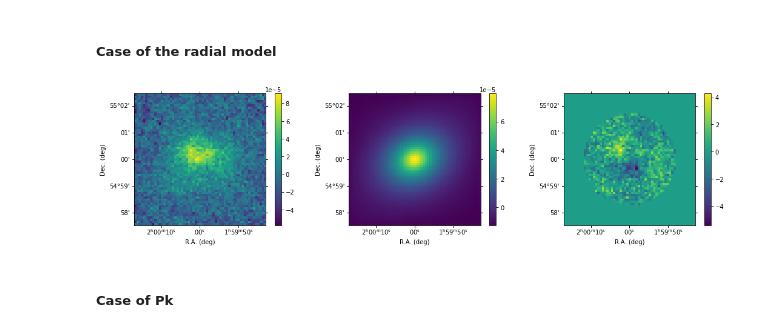
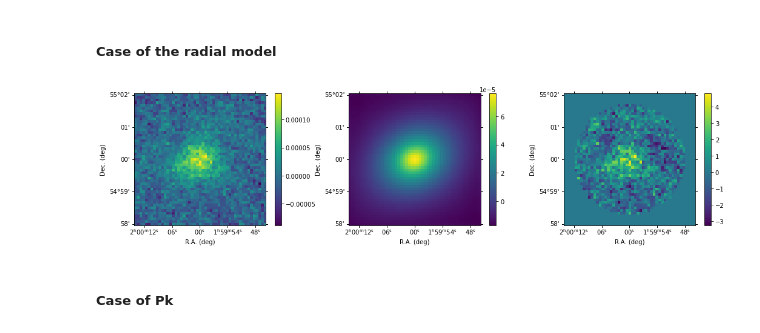
Before and after one commit to remi-adam/pitszi, a Jupyter notebook: notebook/pitszi_dev_forward_fit_pk3d_via_window_function_and_mbb.ipynb, the cells around one changed output. Saved outputs shown, nothing was run; the diff lists cells and outputs as text; code cells hidden in the pictures.

```diff
--- a/notebook/pitszi_dev_forward_fit_pk3d_via_window_function_and_mbb.ipynb
+++ b/notebook/pitszi_dev_forward_fit_pk3d_via_window_function_and_mbb.ipynb
@@ -60,23 +60,29 @@ los_size = 1*u.Mpc
 los_reso = 100*u.kpc
 
 # Pk measurement
-Nbins_pk = 30
+Nbins_pk = 10
 scale_bins = 'lin'
-kmin_pk = 1/(60*5)*u.arcsec**-1
+kmin_pk = 1/(60*4)*u.arcsec**-1
 kmax_pk = 1/(beam_FWHM.to('arcsec'))
 
-method_data_deconv = False
 method_w8_radial  = True
 method_w8_smooth  = 20*u.arcsec
 method_w8_beam    = True
 method_w8_TF      = False
 
+method_data_deconv = False
+method_use_covmat  = False
+method_parallel    = False
+
+method_setup_overwrite = True
+
 # MCMC
-nwalkers = 100
-nsteps = 200
-burnin = 20
+nwalkers = 20
+nsteps = 500
+burnin = 200
 mcmc_reset = True
 mcmc_run = True
+mcmc_Nresamp = 100
 # %% [markdown]
 # Generate mock data
 # %%
@@ -92,8 +98,8 @@ mock.triaxiality = {'min_to_maj_axis_ratio':axis_q1, 'int_to_maj_axis_ratio':axi
                     'euler_angle1':euler_1, 'euler_angle2':euler_2, 'euler_angle3':euler_3}
 
 mock.map_center = SkyCoord(mock.coord.ra, mock.coord.dec, frame="icrs")
-mock.map_fov    = [5, 5]*u.arcmin
-mock.map_reso  = 5.0*u.arcsec
+mock.map_fov    = [6, 6]*u.arcmin
+mock.map_reso  = 5*u.arcsec
 mock.los_reso  = los_reso
 mock.los_size  = los_size
 mock.R_truncation = mock.R500*5
@@ -140,7 +146,7 @@ data.noise_rms = data.get_noise_rms_from_model(Nmc=1000, center=mock.map_center)
 if os.path.exists(data.output_dir+'/data_image_noise_covariance_matrix.pkl'):
     data.load_noise_covariance(data.output_dir+'/data_image_noise_covariance_matrix.pkl')
 else:
-    data.get_noise_covariance_from_model(Nmc=1000)
+    data.noise_covmat = data.get_noise_covariance_from_model(Nmc=1000)
     data.save_noise_covariance(data.output_dir+'/data_image_noise_covariance_matrix.pkl')
 
 #----- Mock the data
@@ -206,7 +212,7 @@ plt.ylabel('Dec. (deg)')
 # %%
 model = copy.deepcopy(mock)
 # %%
-inference = pitszi.Inference(data, model)
+inference = pitszi.Inference(data, model, output_dir=output_dir)
 
 inference.kbin_min   = kmin_pk
 inference.kbin_max   = kmax_pk
@@ -218,15 +224,20 @@ inference.mcmc_nsteps   = nsteps
 inference.mcmc_burnin   = burnin
 inference.mcmc_reset    = mcmc_reset
 inference.mcmc_run      = mcmc_run
-inference.output_dir    = output_dir
+inference.mcmc_Nresamp  = mcmc_Nresamp
 
+inference.method_use_covmat  = method_use_covmat
+inference.method_parallel    = method_parallel
 inference.method_data_deconv = method_data_deconv
 inference.set_method_w8(apply_radial_model=method_w8_radial,
                         conv_radial_model_beam=method_w8_beam, conv_radial_model_TF=method_w8_TF,
                         remove_GNFW_core=True,
                         smooth_FWHM=method_w8_smooth)
-
-inference.setup()
+if os.path.exists(inference.output_dir+'/inference_parameters.pkl') and method_setup_overwrite == False:
+    inference.load_inference(inference.output_dir+'/inference_parameters.pkl')
+else:
+    inference.setup()
+    inference.save_inference()
 # %% [output]
 ----- Running the setup -----
     * Setup imaging
@@ -243,35 +253,35 @@ inference.setup()
 # %% [markdown]
 ##### Case of the radial model
 # %%
-inference.nuisance_ZL = 0
-inference.model.triaxiality = {'min_to_maj_axis_ratio':axis_q1, 'int_to_maj_axis_ratio':axis_q2,
-                               'euler_angle1':euler_1, 'euler_angle2':euler_2, 'euler_angle3':euler_3}
-inference.model.model_pressure_profile['P_0'] *= 1
+#inference.nuisance_ZL = 0
+#inference.model.triaxiality = {'min_to_maj_axis_ratio':axis_q1, 'int_to_maj_axis_ratio':axis_q2,
+#                               'euler_angle1':euler_1, 'euler_angle2':euler_2, 'euler_angle3':euler_3}
+#inference.model.model_pressure_profile['P_0'] *= 1
 
 resid = (inference.get_radial_data() - inference.get_radial_model()) / inference.get_radial_noise_statistics()[0]
 
 plt.rcParams.update({'font.size': 10})
 fig = plt.figure(0, figsize=(18, 4))
 
 ax = plt.subplot(1, 3, 1, projection=WCS(data.header))
 plt.imshow(inference.get_radial_data())
 plt.colorbar()
 plt.xlabel('R.A. (deg)')
 plt.ylabel('Dec. (deg)')
 
 ax = plt.subplot(1, 3, 2, projection=WCS(data.header))
 plt.imshow(inference.get_radial_model())
 plt.colorbar()
 plt.xlabel('R.A. (deg)')
 plt.ylabel('Dec. (deg)')
 
 ax = plt.subplot(1, 3, 3, projection=WCS(data.header))
 plt.imshow(resid*inference.data.mask)
 plt.colorbar()
 plt.xlabel('R.A. (deg)')
 plt.ylabel('Dec. (deg)')
 # %% [output]
-[figure, old version]
+[figure, new version]
 # %% [markdown]
 ##### Case of Pk
 # %%
```
Also changed, not shown: parts of 17 cells of this notebook, 4 other files.
